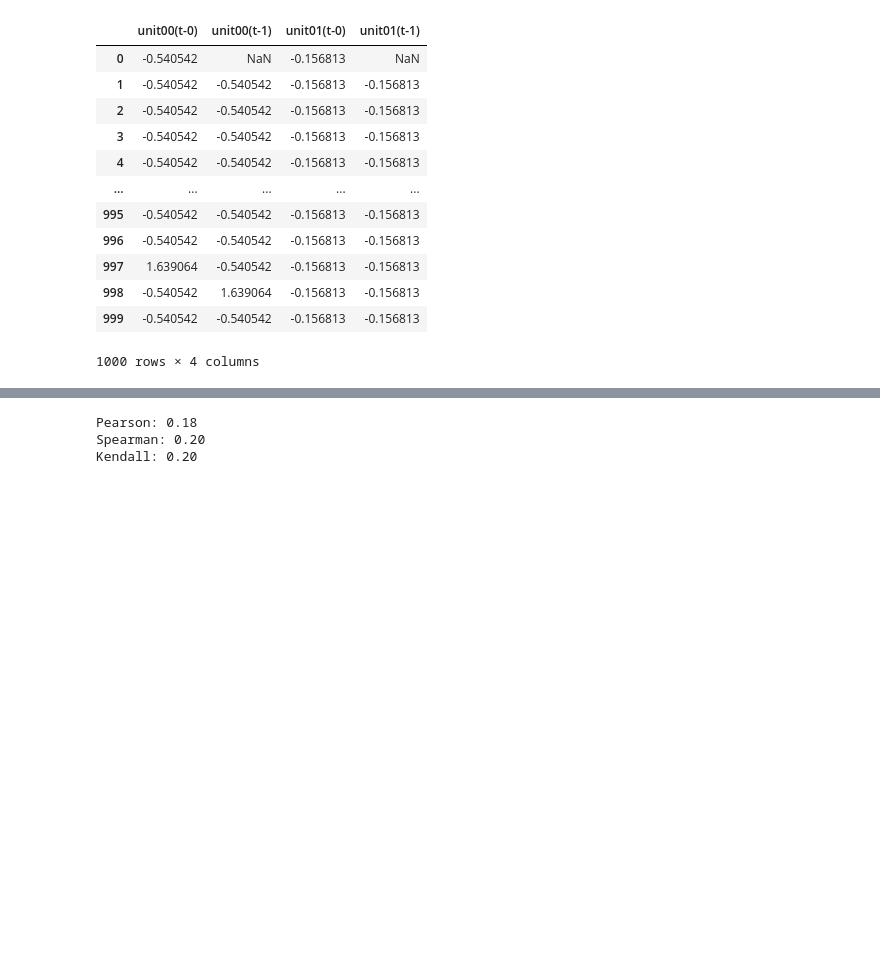
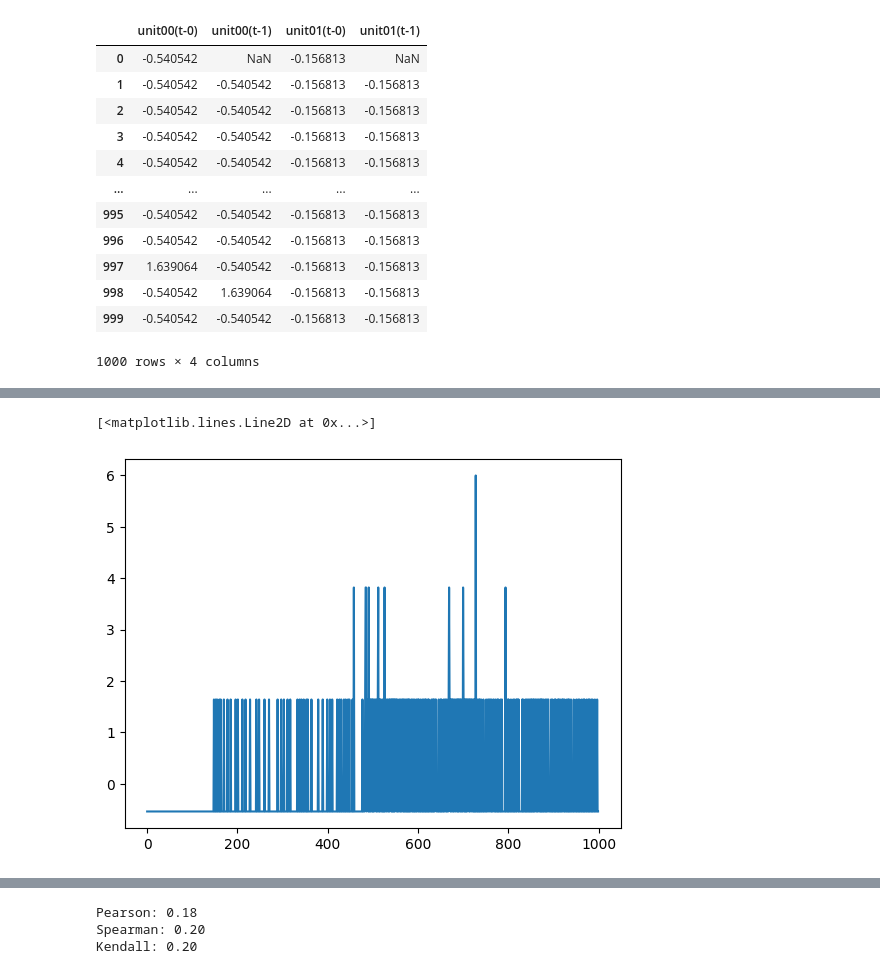
Before and after one commit to yoshihito-saito/Neural_Dynamics_EDM, a Jupyter notebook: Empirical Dynamic Modeling_pilot.ipynb, the cells around one changed output, grey strips where cells are left out. Cells and saved outputs as stored; diff of their text form; code cells hidden in the pictures; blank space fills up the shorter version.

```diff
--- a/Empirical Dynamic Modeling_pilot.ipynb
+++ b/Empirical Dynamic Modeling_pilot.ipynb
@@ -284,0 +297,5 @@ embed
+# %%
+plt.plot(z_binraster_VISp_df['unit00'])
+# %% [output]
+[<matplotlib.lines.Line2D at 0x...>]
+[figure, added]
```
Also changed, not shown: parts of 8 cells of this notebook, 1 other file.
